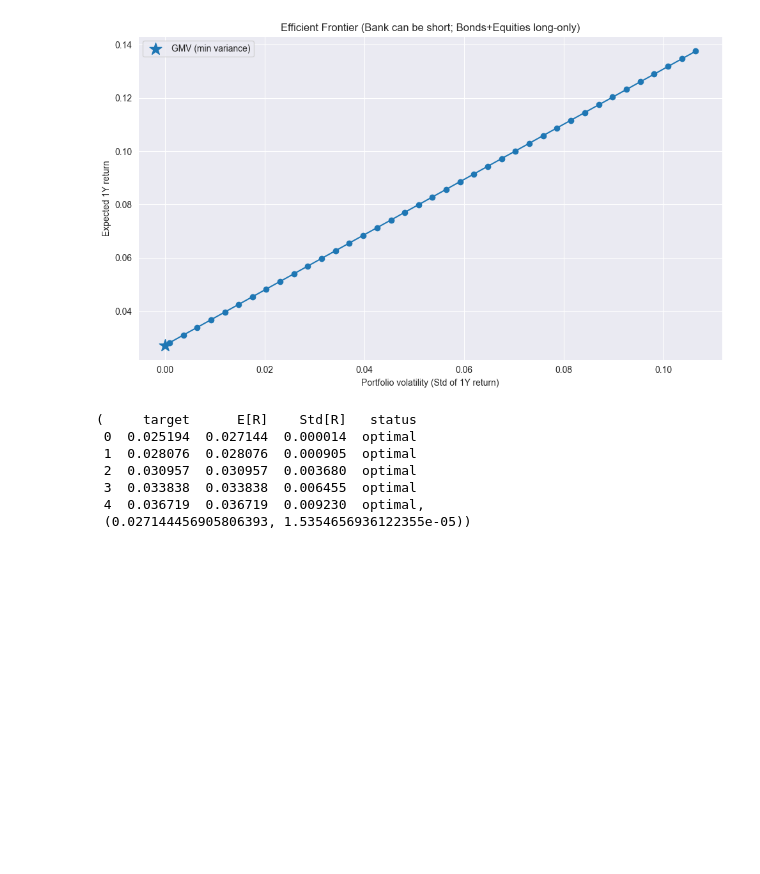
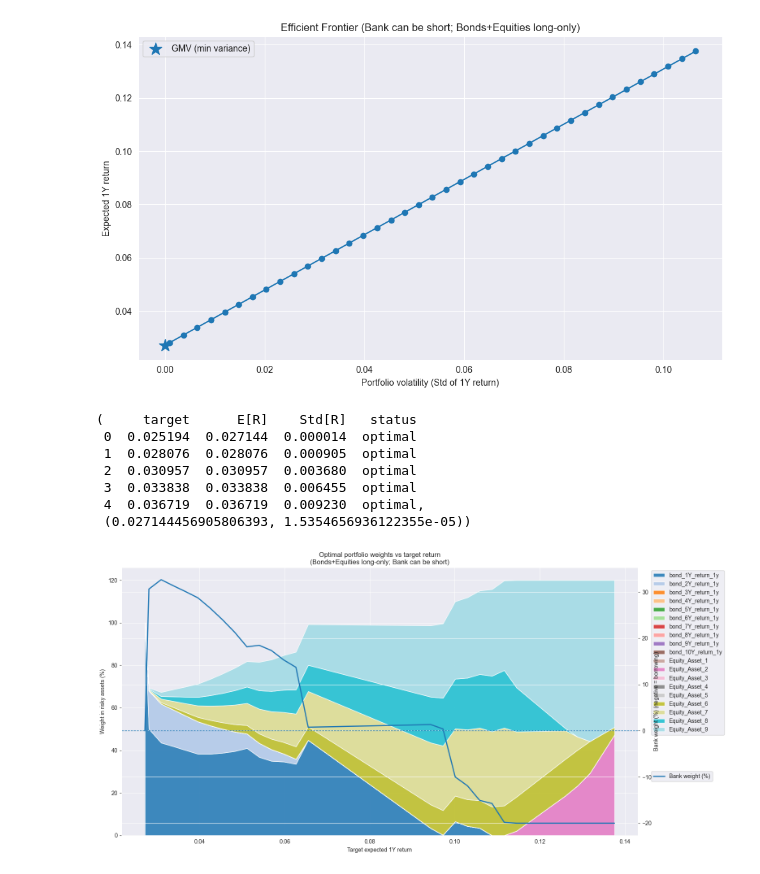
Before and after one commit to Madsnhr/FinEcon, a Jupyter notebook: Exam 2025/codeing/Solution.ipynb, the cells around one changed output. Cells and saved outputs as stored; diff of their text form; code cells hidden in the pictures; blank space fills up the shorter version.

```diff
--- a/Exam 2025/codeing/Solution.ipynb
+++ b/Exam 2025/codeing/Solution.ipynb
@@ -1679,0 +1714,29 @@ frontier_opt.head(), (gmv_mu, gmv_vol)
+# %%
+n_series = W_nonbank.shape[1]
+
+# Use a qualitative colormap with many distinct colors
+cmap = get_cmap("tab20", n_series)   # tab20 works well up to 20 assets
+colors = [cmap(i) for i in range(n_series)]
+
+# Stackplot expects (n_series, n_points)
+fig, ax = plt.subplots(figsize=(12, 7))
+
+ax.stackplot(targets_plot, (W_nonbank*100).T, labels=assets_nonbank, colors=colors, alpha=0.85)
+ax.set_title("Optimal portfolio weights vs target return\n(Bonds+Equities long-only; Bank can be short)")
+ax.set_xlabel("Target expected 1Y return")
+ax.set_ylabel("Weight in risky assets (%)")
+
+# Bank as line (secondary axis)
+ax2 = ax.twinx()
+ax2.plot(targets_plot, w_bank*100, linewidth=2, label="Bank weight (%)")
+ax2.axhline(0, linestyle="--", linewidth=1)
+ax2.set_ylabel("Bank weight (%) (negative = borrowing)")
+
+# Legend management (two legends)
+ax.legend(loc="upper left", bbox_to_anchor=(1.02, 1.0), frameon=True)
+ax2.legend(loc="upper left", bbox_to_anchor=(1.02, 0.25), frameon=True)
+
+plt.tight_layout(rect=[0, 0, 1.3, 1.1])
+plt.show()
+# %% [output]
+[figure, added]
```
Also changed, not shown: parts of 8 cells of this notebook.
